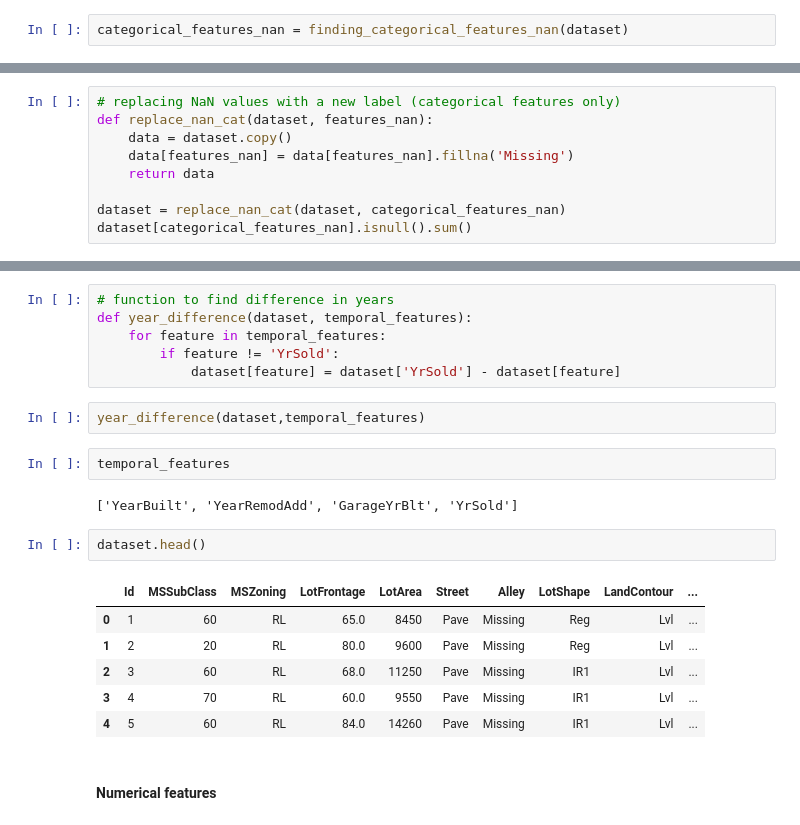
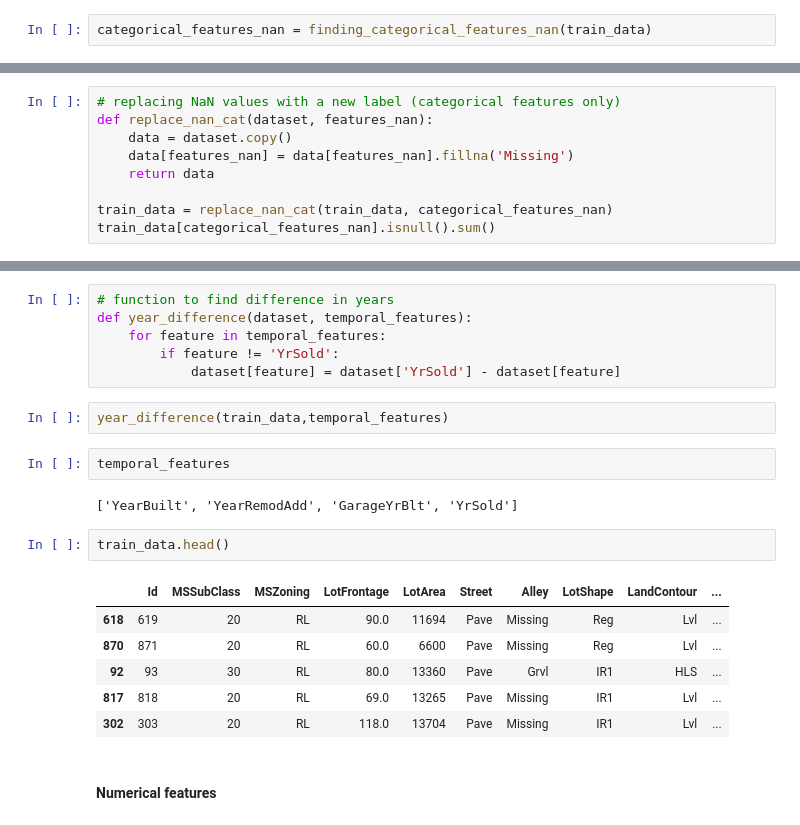
Before and after one commit to Prithvi2310/Advanced-House-Price-Prediction, a Jupyter notebook: ipynb files/Feature-Engineering.ipynb, the cells around one changed output, grey strips where cells are left out. Cells and saved outputs as stored; diff of their text form.

```diff
--- a/ipynb files/Feature-Engineering.ipynb
+++ b/ipynb files/Feature-Engineering.ipynb
@@ -68,7 +70,7 @@ def finding_categorical_features_nan(dataset):
     categorical_features_nan = [feature for feature in dataset.columns if dataset[feature].isnull().sum()>0 and dataset[feature].dtype == 'O']
     return categorical_features_nan
 # %%
-categorical_features_nan = finding_categorical_features_nan(dataset)
+categorical_features_nan = finding_categorical_features_nan(train_data)
 # %%
 def print_missing_values(dataset, features_nan):
     rows = dataset.shape[0]
@@ -101,8 +103,8 @@ def replace_nan_cat(dataset, features_nan):
     data[features_nan] = data[features_nan].fillna('Missing')
     return data
 
-dataset = replace_nan_cat(dataset, categorical_features_nan)
-dataset[categorical_features_nan].isnull().sum()
+train_data = replace_nan_cat(train_data, categorical_features_nan)
+train_data[categorical_features_nan].isnull().sum()
 # %% [output]
 Alley           0
 MasVnrType      0
@@ -189,20 +191,20 @@ def year_difference(dataset, temporal_features):
         if feature != 'YrSold':
             dataset[feature] = dataset['YrSold'] - dataset[feature]
 # %%
-year_difference(dataset,temporal_features)
+year_difference(train_data,temporal_features)
 # %%
 temporal_features
 # %% [output]
 ['YearBuilt', 'YearRemodAdd', 'GarageYrBlt', 'YrSold']
 # %%
-dataset.head()
+train_data.head()
 # %% [output]
 |  | Id | MSSubClass | MSZoning | LotFrontage | LotArea | Street | Alley | LotShape | LandContour | ... |
-| 0 | 1 | 60 | RL | 65.0 | 8450 | Pave | Missing | Reg | Lvl | ... |
-| 1 | 2 | 20 | RL | 80.0 | 9600 | Pave | Missing | Reg | Lvl | ... |
-| 2 | 3 | 60 | RL | 68.0 | 11250 | Pave | Missing | IR1 | Lvl | ... |
-| 3 | 4 | 70 | RL | 60.0 | 9550 | Pave | Missing | IR1 | Lvl | ... |
-| 4 | 5 | 60 | RL | 84.0 | 14260 | Pave | Missing | IR1 | Lvl | ... |
+| 618 | 619 | 20 | RL | 90.0 | 11694 | Pave | Missing | Reg | Lvl | ... |
+| 870 | 871 | 20 | RL | 60.0 | 6600 | Pave | Missing | Reg | Lvl | ... |
+| 92 | 93 | 30 | RL | 80.0 | 13360 | Pave | Grvl | IR1 | HLS | ... |
+| 817 | 818 | 20 | RL | 69.0 | 13265 | Pave | Missing | IR1 | Lvl | ... |
+| 302 | 303 | 20 | RL | 118.0 | 13704 | Pave | Missing | IR1 | Lvl | ... |
 # %% [markdown]
 #### Numerical features
 # %% [markdown]
```
Also changed, not shown: parts of 21 cells of this notebook, 1 other file.
